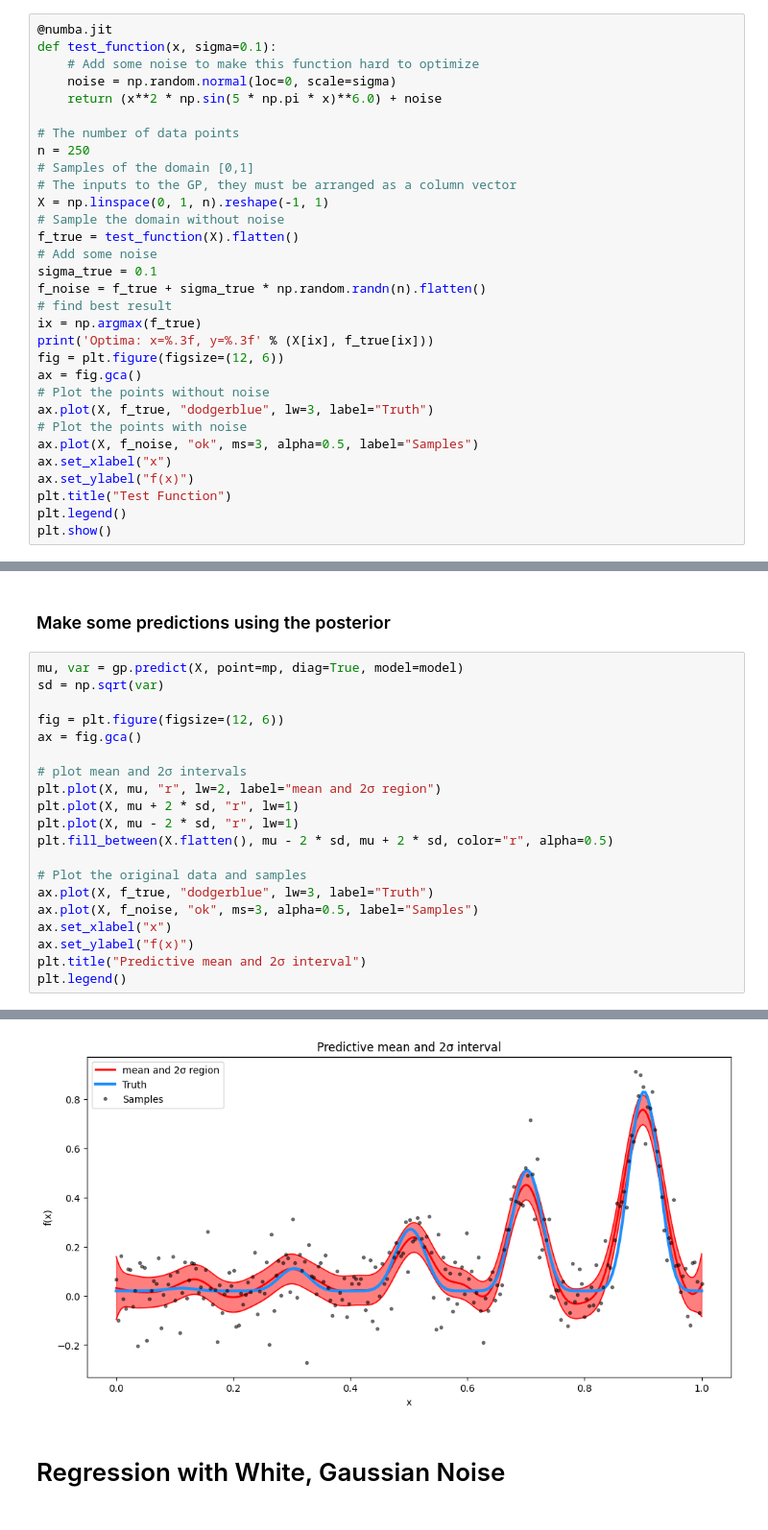
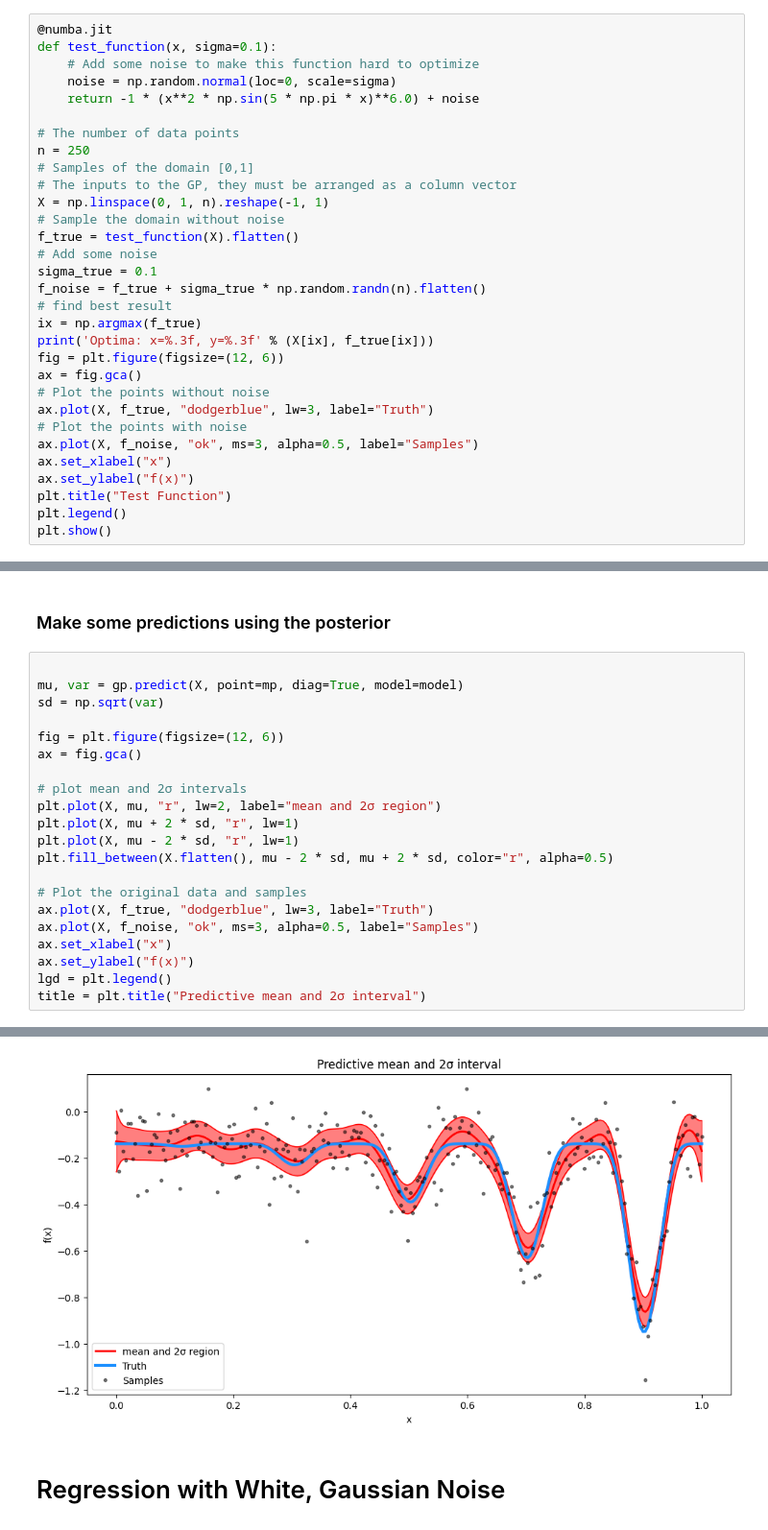
Before and after one commit to RichProgrammerEE/ECE524-Machine-Learning, a Jupyter notebook: final_project/gaussian_process.ipynb, the cells around one changed output, grey strips where cells are left out. Shown at 96% size. Cells and saved outputs as stored; diff of their text form.

```diff
--- a/final_project/gaussian_process.ipynb
+++ b/final_project/gaussian_process.ipynb
@@ -20,7 +19,7 @@ np.random.seed(1234)
 def test_function(x, sigma=0.1):
     # Add some noise to make this function hard to optimize
     noise = np.random.normal(loc=0, scale=sigma)
-    return (x**2 * np.sin(5 * np.pi * x)**6.0) + noise
+    return -1 * (x**2 * np.sin(5 * np.pi * x)**6.0) + noise
 
 # The number of data points
 n = 250
@@ -73,6 +72,7 @@ with model:
 # %% [markdown]
 ### Make some predictions using the posterior
 # %%
+
 mu, var = gp.predict(X, point=mp, diag=True, model=model)
 sd = np.sqrt(var)
 
@@ -90,6 +90,6 @@ ax.plot(X, f_true, "dodgerblue", lw=3, label="Truth")
 ax.plot(X, f_noise, "ok", ms=3, alpha=0.5, label="Samples")
 ax.set_xlabel("x")
 ax.set_ylabel("f(x)")
-plt.title("Predictive mean and 2σ interval")
-plt.legend()
+lgd = plt.legend()
+title = plt.title("Predictive mean and 2σ interval")
 # %% [output]
@@ -97,4 +96,4 @@ plt.legend()
-[figure, old version]
+[figure, new version]
 # %% [markdown]
 # Regression with White, Gaussian Noise
 # %% [markdown]
```
Also changed, not shown: parts of 12 cells of this notebook, 4 other files.
